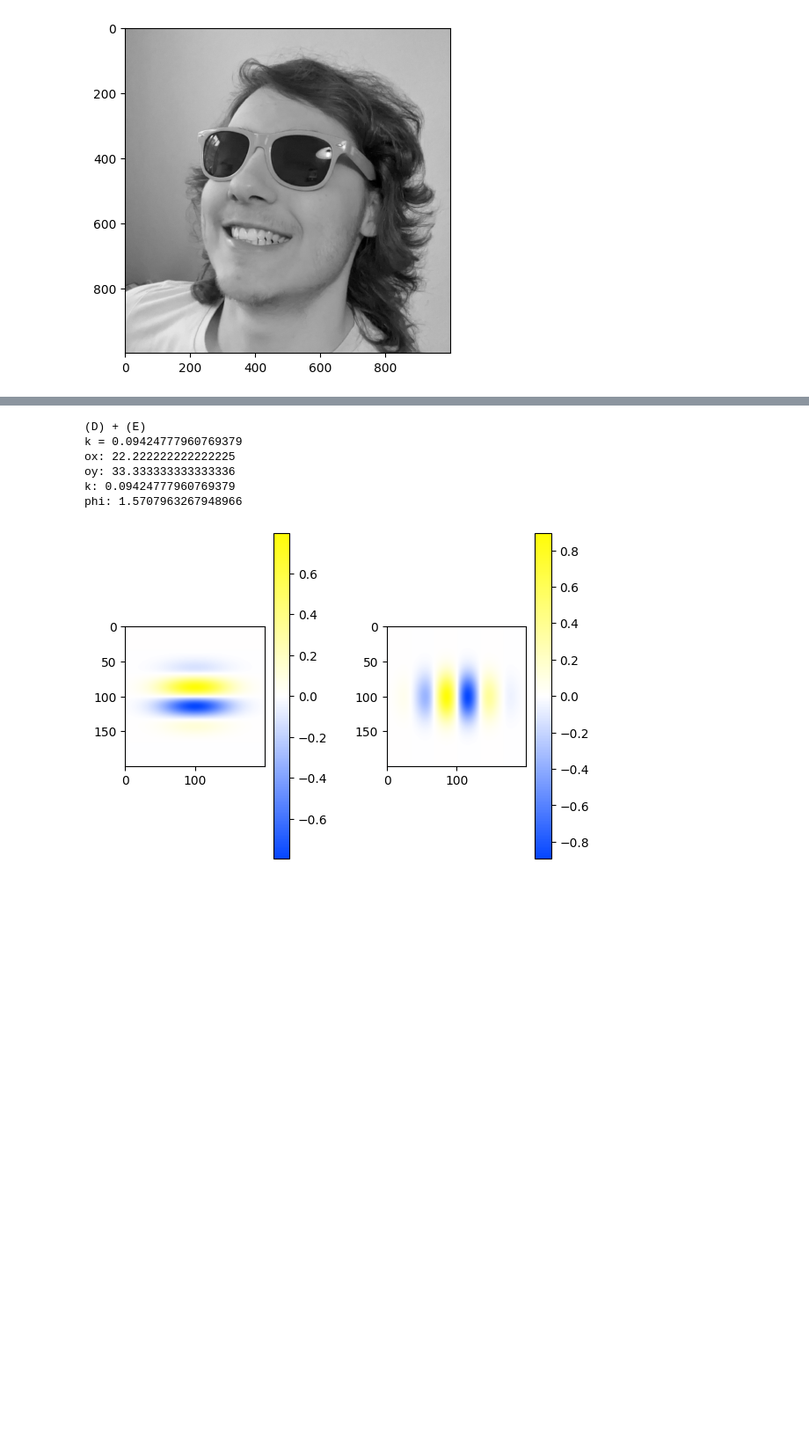
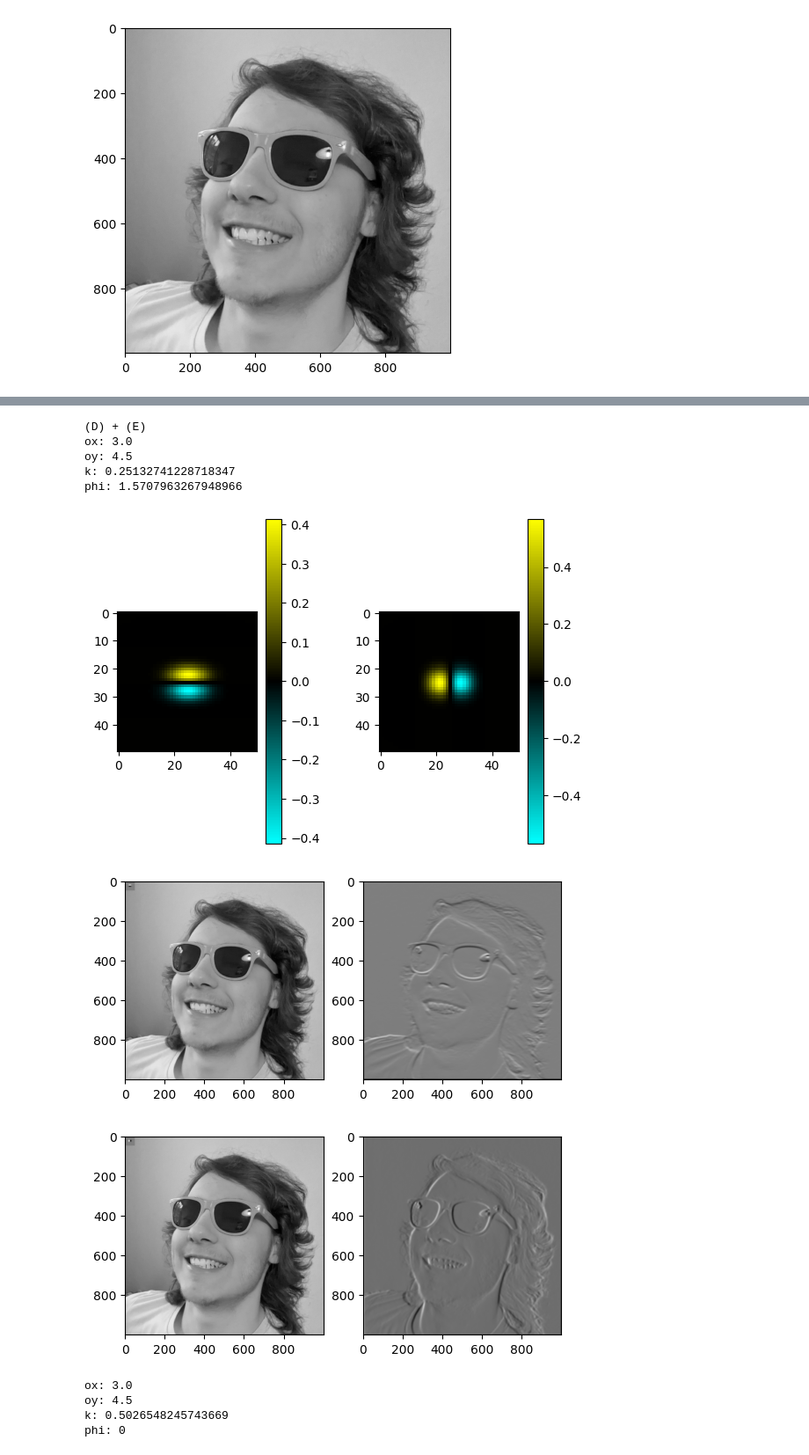
Before and after one commit to Rismosch/homework_understanding_vision, a Jupyter notebook: Homework1.ipynb, the cells around one changed output, grey strips where cells are left out. Shown at 88% size. Cells and saved outputs as stored; diff of their text form; code cells hidden in the pictures; blank space fills up the shorter version.

```diff
--- a/Homework1.ipynb
+++ b/Homework1.ipynb
@@ -9,8 +9,12 @@ from enum import Enum
 from itertools import product
 from scipy.signal import convolve2d
 
+# some exercises depend on one another. but convolution is expensive and
+# takes time. disable this to produce the data for dependant exercises,
+# but skip expensive convolution
+enable_convolution = True
+
 img_path = "profile_pic_2020_1000x1000.png"
-enable_convolution = False
 
 def find_min_max(kernel):
     min = float("inf")
@@ -30,14 +34,17 @@ def make_gradient(kernel):
 
     if min <= 0 & 0 <= max:
         center = 0
-        gradient = ["#ef0044", "#ffffff", "#2aff24"]
     else:
         center = 0.5*(min+max)
-        gradient = ["#ef0044", "#2aff24"]
 
-    neg = "#0546ff"
-    ctr = "#ffffff"
-    pos = "#fffd07"
+    # - black for the center is ugly, but human vision is particularily good at
+    #   discerning dark values. so black is the ideal color for the center.
+    # - yellow and cyan are quite bright in comparison and have a high contrast
+    #   to each other. "blue" vs yellow is favorable over red vs green, as red-
+    #   green colorblindness is somewhat common, which i want to avoid
+    neg = "#00ffff"
+    ctr = "#000000"
+    pos = "#ffff00"
 
     if max <= 0:
         gradient = [neg, ctr]
@@ -298,49 +313,49 @@ def make_gabor_kernel(p: GaborParameter, orientation):
     return kernel
 
 # define parameters
-N = 200
-k = 6*2*math.pi/(2*N)
-print(f"k = {k}")
-ox = 2*math.pi/(3*k)
-oy = 1.5 * ox
+N = 50
 gabor_parameters = [
-    GaborParameter(N, ox=ox, oy=oy, k=k, phi=math.pi/2),
-    #GaborParameter(50, ox=3.0, oy=4.5, k=0.2, phi=math.pi/2),
-    #GaborParameter(50, ox=6, oy=9, k=0.2, phi=math.pi),
-    #GaborParameter(50, ox=6, oy=9, k=0.5, phi=0),
+    GaborParameter(N, ox=3.0, oy=4.5, k=2 * 2 * math.pi / N, phi=math.pi/2),
+    GaborParameter(N, ox=3.0, oy=4.5, k=4 * 2 * math.pi / N, phi=0),
+    GaborParameter(N, ox=10, oy=10, k=1 * 2 * math.pi / N, phi=math.pi),
 ]
 
 # generate, apply kernel and plot resulting image
 for p in gabor_parameters:
     print(f"ox: {p.ox}")
     print(f"oy: {p.oy}")
     print(f"k: {p.k}")
     print(f"phi: {p.phi}")
 
     kernel_vertical = make_gabor_kernel(p, Orientation.VERTICAL)
     kernel_horizontal = make_gabor_kernel(p, Orientation.HORIZONTAL)
 
     # plot kernel
     fig, axes = plt.subplots(1, 2)
 
     norm, cmap = make_gradient(kernel_vertical)
     im0 = axes[0].imshow(kernel_vertical, norm=norm, cmap=cmap)
     fig.colorbar(im0, ax=axes[0])
 
     norm, cmap = make_gradient(kernel_horizontal)
     im1 = axes[1].imshow(kernel_horizontal, norm=norm, cmap=cmap)
     fig.colorbar(im1, ax=axes[1])
 
     fig.subplots_adjust(wspace=0.5)
 
     plt.show()
     apply_and_plot(kernel_vertical, img)
     apply_and_plot(kernel_horizontal, img)
 # %% [output]
 (D) + (E)
-k = 0.09424777960769379
-ox: 22.222222222222225
-oy: 33.333333333333336
-k: 0.09424777960769379
+ox: 3.0
+oy: 4.5
+k: 0.25132741228718347
 phi: 1.5707963267948966
-[figure, old version]
+[figure, new version]
+[figure, added]
+[figure, added]
+ox: 3.0
+oy: 4.5
+k: 0.5026548245743669
+phi: 0
```
Also changed, not shown: parts of 4 cells of this notebook, 1 other file.
